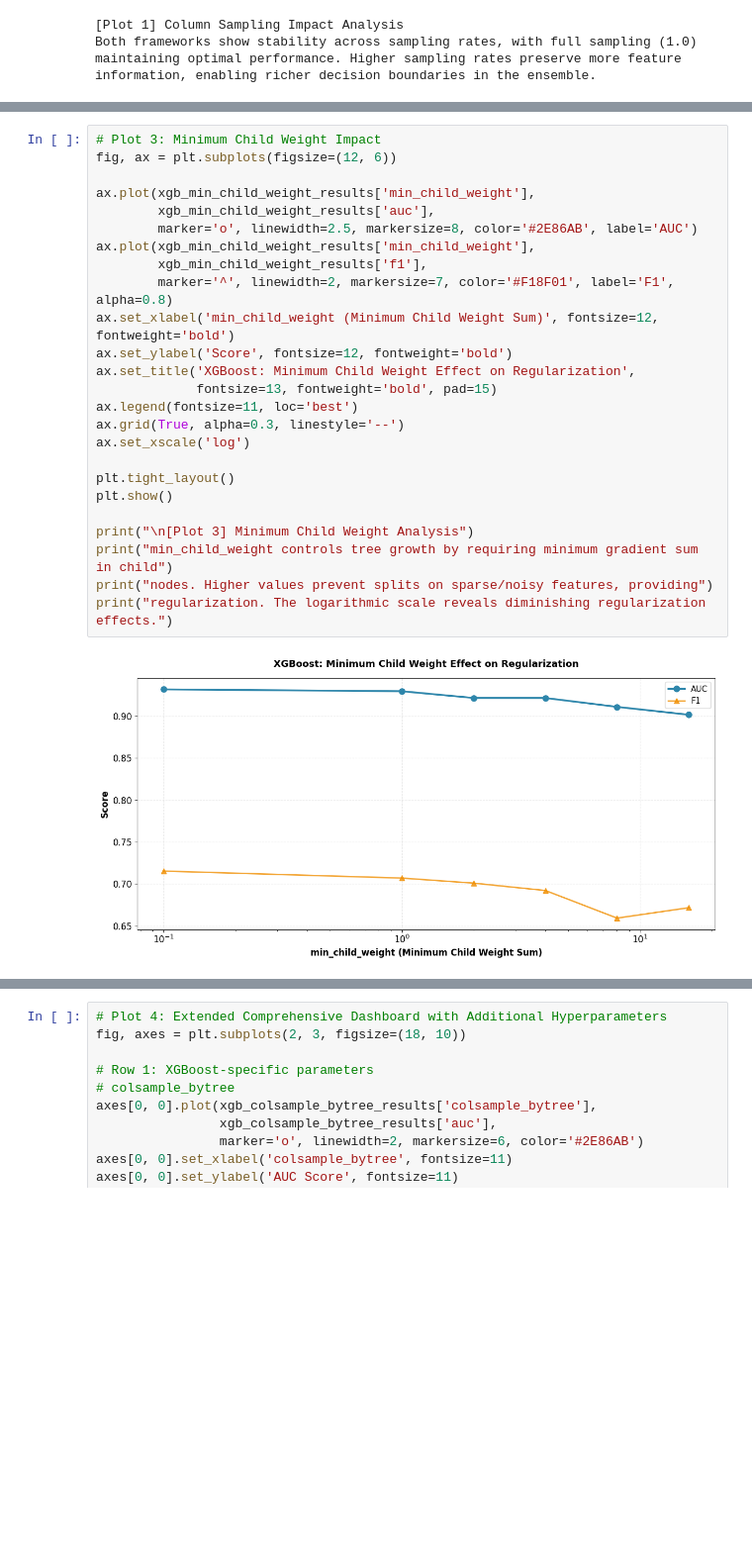
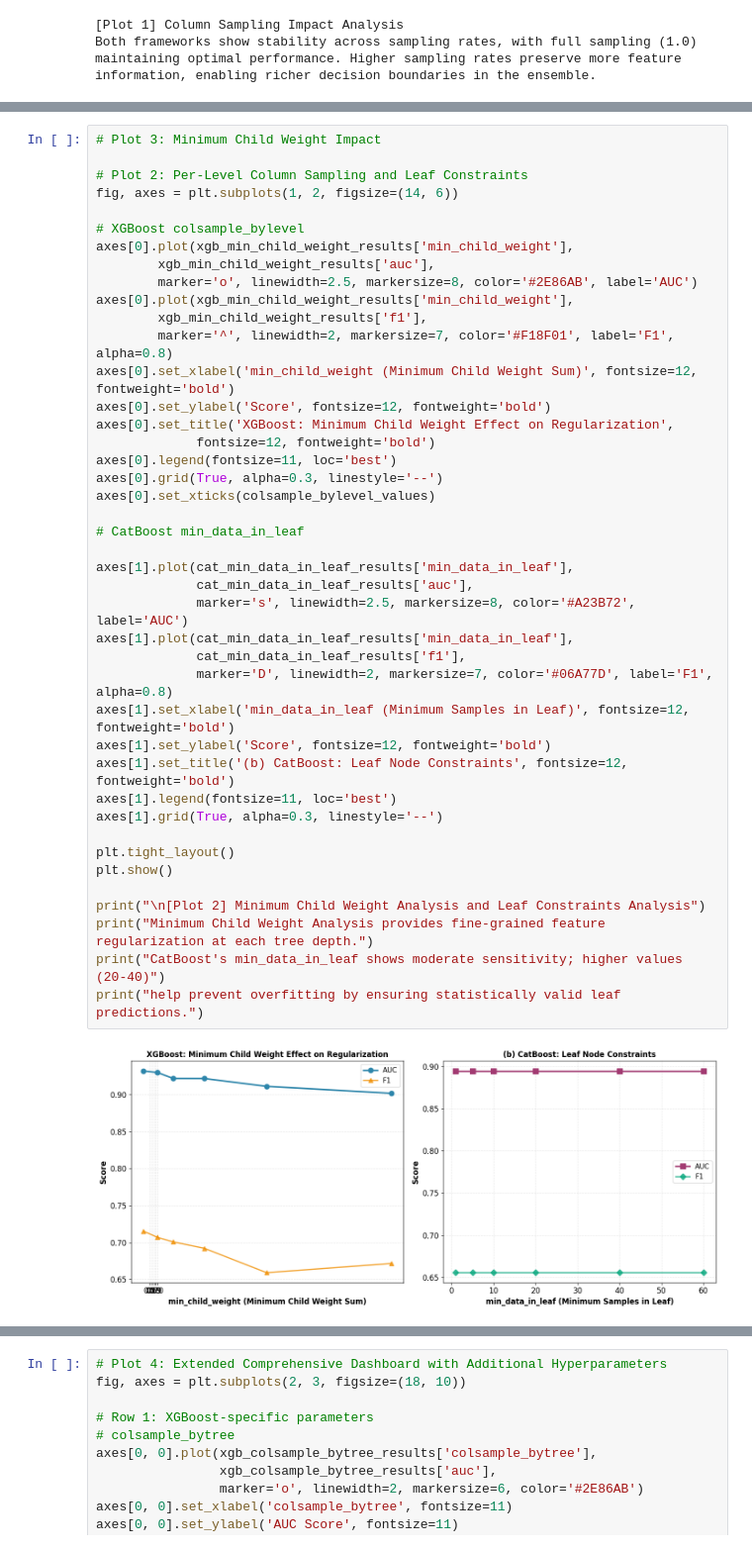
Before and after one commit to ThanhDang-Vn/ensemble-catboost-xgboost, a Jupyter notebook: classification/churn_boosting.ipynb, the cells around one changed output, grey strips where cells are left out. Shown at 99% size. Saved outputs shown, nothing was run; the diff lists cells and outputs as text; blank space fills up the shorter version.

Commit message:
changed impact of plot via hyperparameters

```diff
--- a/classification/churn_boosting.ipynb
+++ b/classification/churn_boosting.ipynb
@@ -2767,27 +2725,44 @@ help prevent overfitting by ensuring statistically valid leaf predictions.
 # %%
 # Plot 3: Minimum Child Weight Impact
-fig, ax = plt.subplots(figsize=(12, 6))
 
-ax.plot(xgb_min_child_weight_results['min_child_weight'],
+# Plot 2: Per-Level Column Sampling and Leaf Constraints
+fig, axes = plt.subplots(1, 2, figsize=(14, 6))
+
+# XGBoost colsample_bylevel
+axes[0].plot(xgb_min_child_weight_results['min_child_weight'],
         xgb_min_child_weight_results['auc'],
         marker='o', linewidth=2.5, markersize=8, color='#2E86AB', label='AUC')
-ax.plot(xgb_min_child_weight_results['min_child_weight'],
+axes[0].plot(xgb_min_child_weight_results['min_child_weight'],
         xgb_min_child_weight_results['f1'],
         marker='^', linewidth=2, markersize=7, color='#F18F01', label='F1', alpha=0.8)
-ax.set_xlabel('min_child_weight (Minimum Child Weight Sum)', fontsize=12, fontweight='bold')
-ax.set_ylabel('Score', fontsize=12, fontweight='bold')
-ax.set_title('XGBoost: Minimum Child Weight Effect on Regularization',
-             fontsize=13, fontweight='bold', pad=15)
-ax.legend(fontsize=11, loc='best')
-ax.grid(True, alpha=0.3, linestyle='--')
-ax.set_xscale('log')
+axes[0].set_xlabel('min_child_weight (Minimum Child Weight Sum)', fontsize=12, fontweight='bold')
+axes[0].set_ylabel('Score', fontsize=12, fontweight='bold')
+axes[0].set_title('XGBoost: Minimum Child Weight Effect on Regularization',
+             fontsize=12, fontweight='bold')
+axes[0].legend(fontsize=11, loc='best')
+axes[0].grid(True, alpha=0.3, linestyle='--')
+axes[0].set_xticks(colsample_bylevel_values)
+
+# CatBoost min_data_in_leaf
+
+axes[1].plot(cat_min_data_in_leaf_results['min_data_in_leaf'],
+             cat_min_data_in_leaf_results['auc'],
+             marker='s', linewidth=2.5, markersize=8, color='#A23B72', label='AUC')
+axes[1].plot(cat_min_data_in_leaf_results['min_data_in_leaf'],
+             cat_min_data_in_leaf_results['f1'],
+             marker='D', linewidth=2, markersize=7, color='#06A77D', label='F1', alpha=0.8)
+axes[1].set_xlabel('min_data_in_leaf (Minimum Samples in Leaf)', fontsize=12, fontweight='bold')
+axes[1].set_ylabel('Score', fontsize=12, fontweight='bold')
+axes[1].set_title('(b) CatBoost: Leaf Node Constraints', fontsize=12, fontweight='bold')
+axes[1].legend(fontsize=11, loc='best')
+axes[1].grid(True, alpha=0.3, linestyle='--')
 
 plt.tight_layout()
 plt.show()
 
-print("\n[Plot 3] Minimum Child Weight Analysis")
-print("min_child_weight controls tree growth by requiring minimum gradient sum in child")
-print("nodes. Higher values prevent splits on sparse/noisy features, providing")
-print("regularization. The logarithmic scale reveals diminishing regularization effects.")
+print("\n[Plot 2] Minimum Child Weight Analysis and Leaf Constraints Analysis")
+print("Minimum Child Weight Analysis provides fine-grained feature regularization at each tree depth.")
+print("CatBoost's min_data_in_leaf shows moderate sensitivity; higher values (20-40)")
+print("help prevent overfitting by ensuring statistically valid leaf predictions.")
 # %% [output]
-[figure, old version]
+[figure, new version]
```
Also changed, not shown: parts of 12 cells of this notebook, 7 other files.
